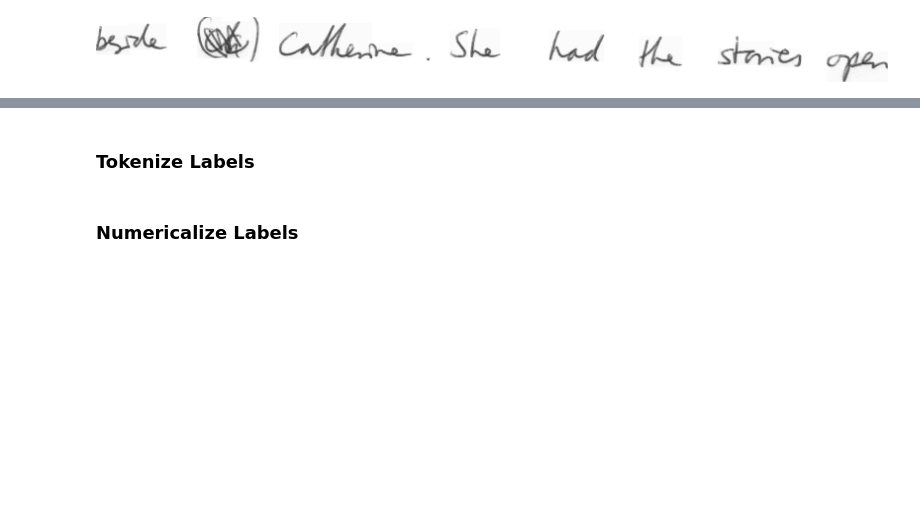
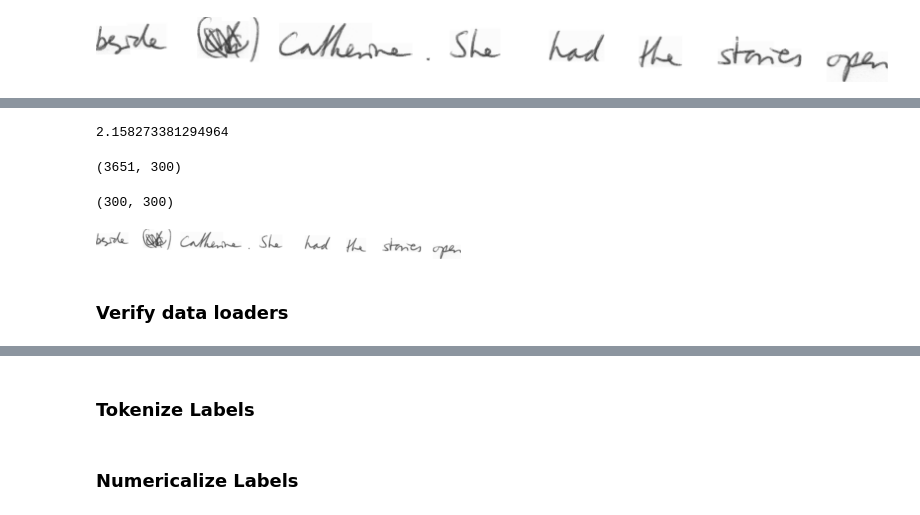
Before and after one commit to ahs8w/Handwriting, a Jupyter notebook: OCR-lines.ipynb, the cells around one changed output, grey strips where cells are left out. Saved outputs shown, nothing was run; the diff lists cells and outputs as text; code cells hidden in the pictures; blank space fills up the shorter version.

```diff
--- a/OCR-lines.ipynb
+++ b/OCR-lines.ipynb
@@ -49,0 +156,4 @@ line_labels.tail()
+# %%
+f = resnet34
+sz = 300
+bs = 30
@@ -49,0 +171,8 @@ line_labels.tail()
+# %%
+def resize_fn(targ):
+    def resize(im):
+        r,c = im.size
+        ratio = targ/min(r,c)
+        sz = (scale_to(r, ratio, targ), scale_to(c, ratio, targ))
+        return im.resize(sz, Image.LINEAR)
+    return resize
@@ -49,0 +181,20 @@ line_labels.tail()
+# %%
+ratio = 300/min(r,c)  #2.158
+# %% [output]
+2.158273381294964
+# %%
+scale_to(r, ratio, 300), scale_to(c, ratio, 300)
+# %% [output]
+(3651, 300)
+# %%
+fn = resize_fn(300)
+rim = fn(im)
+rim.size
+# %% [output]
+(300, 300)
+# %%
+rim
+# %% [output]
+[figure, added]
+# %% [markdown]
+### Verify data loaders
```
Also changed, not shown: parts of 38 cells of this notebook, 2 other files.
